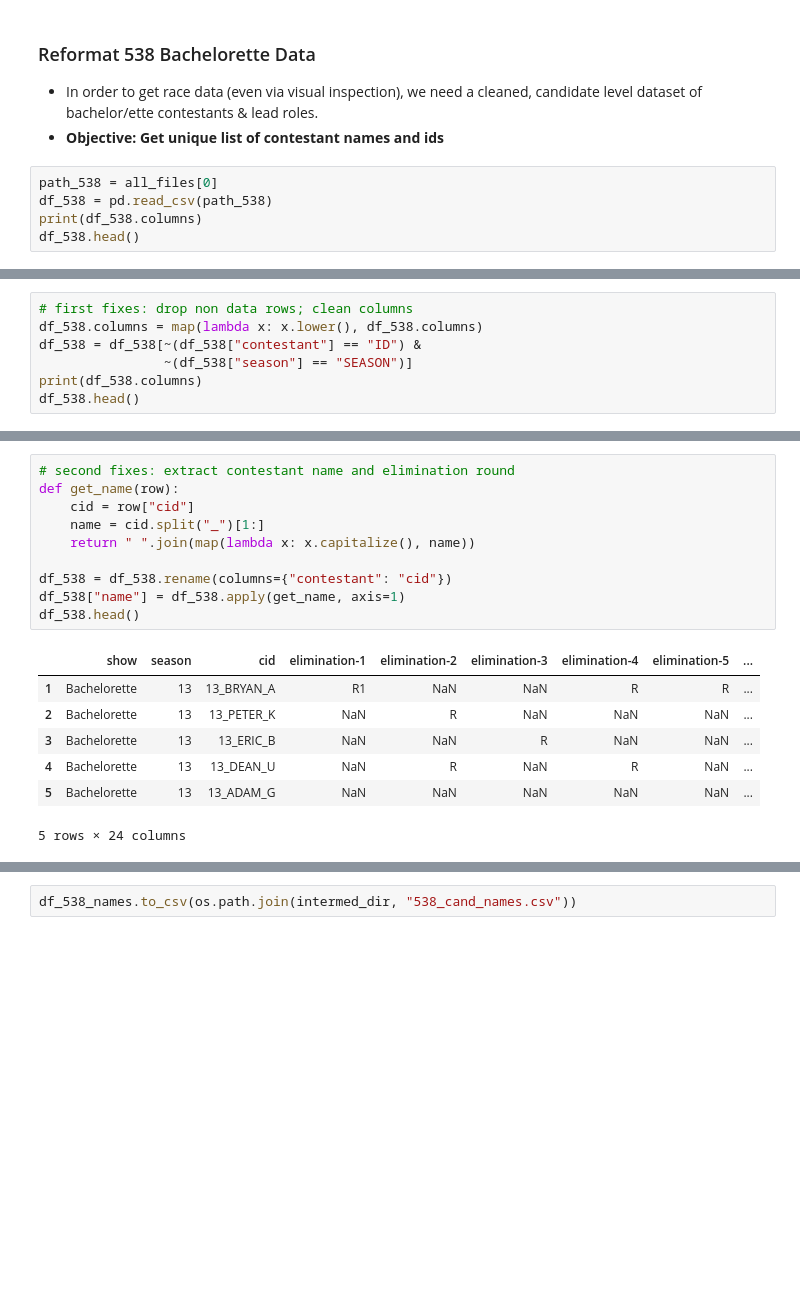
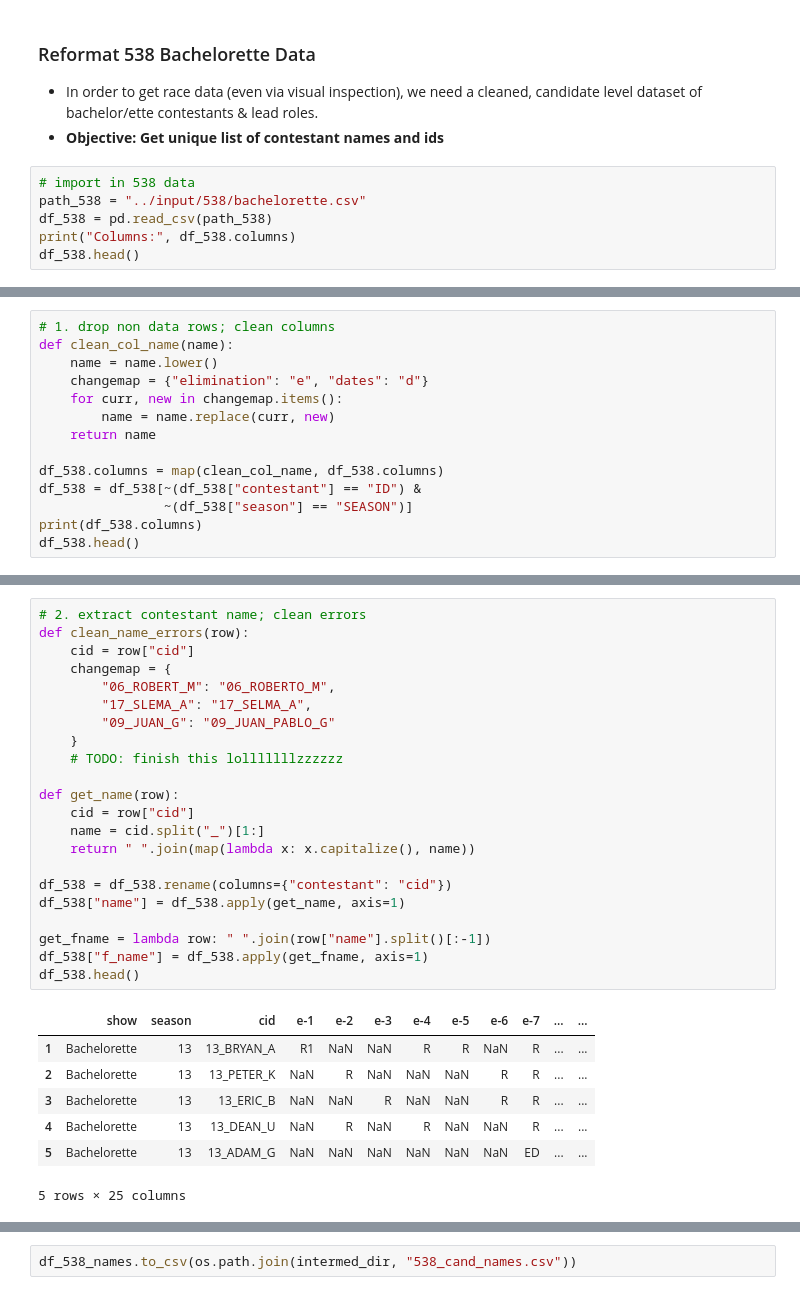
Before and after one commit to angelinahli/bachelorette, a Jupyter notebook: data/scripts/clean_data.ipynb, the cells around one changed output, grey strips where cells are left out. Saved outputs shown, nothing was run; the diff lists cells and outputs as text; blank space fills up the shorter version.

```diff
--- a/data/scripts/clean_data.ipynb
+++ b/data/scripts/clean_data.ipynb
@@ -57,8 +33,9 @@ for fl in all_files:
 * In order to get race data (even via visual inspection), we need a cleaned, candidate level dataset of bachelor/ette contestants & lead roles.
 * **Objective: Get unique list of contestant names and ids**
 # %%
-path_538 = all_files[0]
+# import in 538 data
+path_538 = "../input/538/bachelorette.csv"
 df_538 = pd.read_csv(path_538)
-print(df_538.columns)
+print("Columns:", df_538.columns)
 df_538.head()
 # %% [output]
@@ -76,8 +53,15 @@ Index(['SHOW', 'SEASON', 'CONTESTANT', 'ELIMINATION-1', 'ELIMINATION-2',
 | 4 | Bachelorette | 13 | 13_DEAN_U | NaN | R | NaN | R | ... |
 5 rows × 23 columns
 # %%
-# first fixes: drop non data rows; clean columns
-df_538.columns = map(lambda x: x.lower(), df_538.columns)
+# 1. drop non data rows; clean columns
+def clean_col_name(name):
+    name = name.lower()
+    changemap = {"elimination": "e", "dates": "d"}
+    for curr, new in changemap.items():
+        name = name.replace(curr, new)
+    return name
+
+df_538.columns = map(clean_col_name, df_538.columns)
 df_538 = df_538[~(df_538["contestant"] == "ID") &
                 ~(df_538["season"] == "SEASON")]
 print(df_538.columns)
@@ -98,20 +80,32 @@ Index(['show', 'season', 'contestant', 'elimination-1', 'elimination-2',
 5 rows × 23 columns
 # %%
-# second fixes: extract contestant name and elimination round
+# 2. extract contestant name; clean errors
+def clean_name_errors(row):
+    cid = row["cid"]
+    changemap = {
+        "06_ROBERT_M": "06_ROBERTO_M",
+        "17_SLEMA_A": "17_SELMA_A",
+        "09_JUAN_G": "09_JUAN_PABLO_G"
+    }
+    # TODO: finish this lolllllllzzzzzz
+
 def get_name(row):
     cid = row["cid"]
     name = cid.split("_")[1:]
     return " ".join(map(lambda x: x.capitalize(), name))
 
 df_538 = df_538.rename(columns={"contestant": "cid"})
 df_538["name"] = df_538.apply(get_name, axis=1)
+
+get_fname = lambda row: " ".join(row["name"].split()[:-1])
+df_538["f_name"] = df_538.apply(get_fname, axis=1)
 df_538.head()
 # %% [output]
-|  | show | season | cid | elimination-1 | elimination-2 | elimination-3 | elimination-4 | elimination-5 | ... |
-| 1 | Bachelorette | 13 | 13_BRYAN_A | R1 | NaN | NaN | R | R | ... |
-| 2 | Bachelorette | 13 | 13_PETER_K | NaN | R | NaN | NaN | NaN | ... |
-| 3 | Bachelorette | 13 | 13_ERIC_B | NaN | NaN | R | NaN | NaN | ... |
-| 4 | Bachelorette | 13 | 13_DEAN_U | NaN | R | NaN | R | NaN | ... |
-| 5 | Bachelorette | 13 | 13_ADAM_G | NaN | NaN | NaN | NaN | NaN | ... |
+|  | show | season | cid | e-1 | e-2 | e-3 | e-4 | e-5 | e-6 | e-7 | ... | ... |
+| 1 | Bachelorette | 13 | 13_BRYAN_A | R1 | NaN | NaN | R | R | NaN | R | ... | ... |
+| 2 | Bachelorette | 13 | 13_PETER_K | NaN | R | NaN | NaN | NaN | R | R | ... | ... |
+| 3 | Bachelorette | 13 | 13_ERIC_B | NaN | NaN | R | NaN | NaN | R | R | ... | ... |
+| 4 | Bachelorette | 13 | 13_DEAN_U | NaN | R | NaN | R | NaN | NaN | R | ... | ... |
+| 5 | Bachelorette | 13 | 13_ADAM_G | NaN | NaN | NaN | NaN | NaN | NaN | ED | ... | ... |
-5 rows × 24 columns
+5 rows × 25 columns
 # %%
```
Also changed, not shown: parts of 18 cells of this notebook.
